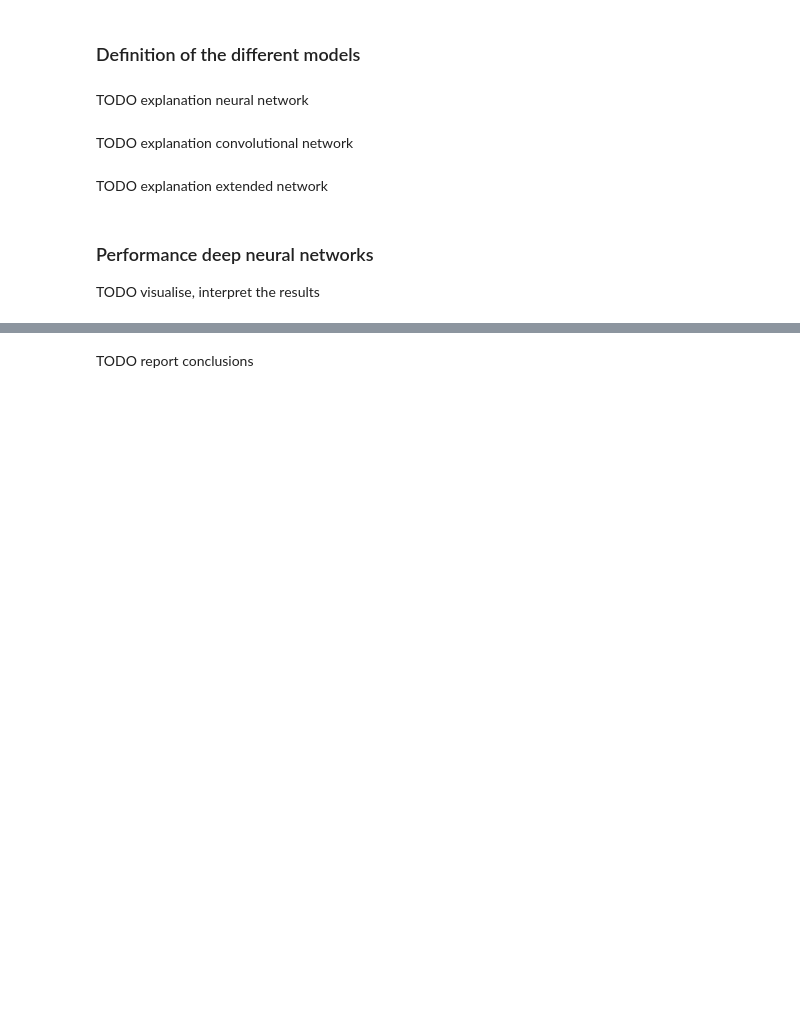
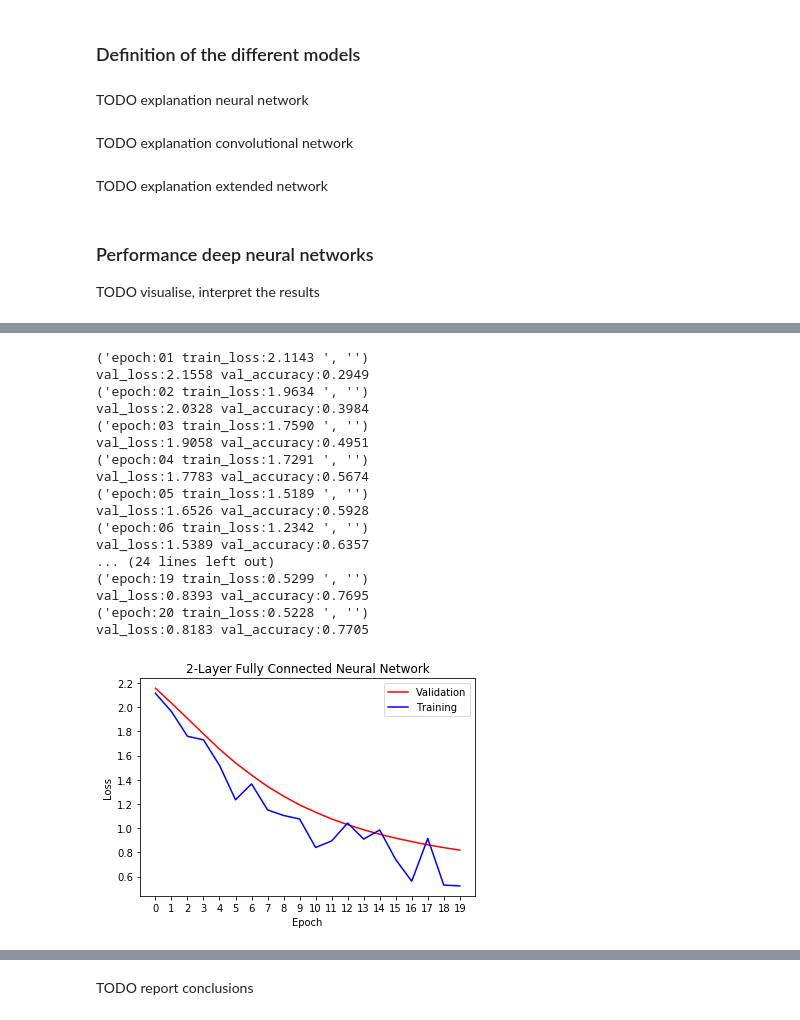
Before and after one commit to dljve/CCN, a Jupyter notebook: assignment2/assignment2.ipynb, the cells around one changed output, grey strips where cells are left out. Cells and saved outputs as stored; diff of their text form; code cells hidden in the pictures; blank space fills up the shorter version.

```diff
--- a/assignment2/assignment2.ipynb
+++ b/assignment2/assignment2.ipynb
@@ -160,0 +215,29 @@ def plot_training(epoch, train_loss, val_loss, title):
+# %%
+train_iter = iterators.SerialIterator(train, batch_size=32, shuffle=True)
+test_iter = iterators.SerialIterator(test, batch_size=32, repeat=False, shuffle=False)
+model = FCNN2(64,10)
+optimizer = optimizers.SGD()
+optimizer.setup(model)
+
+epoch, train_loss, val_loss = train_model(model)
+plot_training(epoch, train_loss, val_loss, '2-Layer Fully Connected Neural Network')
+results.append((val_loss, train_loss, "FCNN2"))
+# %% [output]
+('epoch:01 train_loss:2.1143 ', '')
+val_loss:2.1558 val_accuracy:0.2949
+('epoch:02 train_loss:1.9634 ', '')
+val_loss:2.0328 val_accuracy:0.3984
+('epoch:03 train_loss:1.7590 ', '')
+val_loss:1.9058 val_accuracy:0.4951
+('epoch:04 train_loss:1.7291 ', '')
+val_loss:1.7783 val_accuracy:0.5674
+('epoch:05 train_loss:1.5189 ', '')
+val_loss:1.6526 val_accuracy:0.5928
+('epoch:06 train_loss:1.2342 ', '')
+val_loss:1.5389 val_accuracy:0.6357
+... (24 lines left out)
+('epoch:19 train_loss:0.5299 ', '')
+val_loss:0.8393 val_accuracy:0.7695
+('epoch:20 train_loss:0.5228 ', '')
+val_loss:0.8183 val_accuracy:0.7705
+[figure, added]
```
Also changed, not shown: parts of 13 cells of this notebook, 1 other file.
